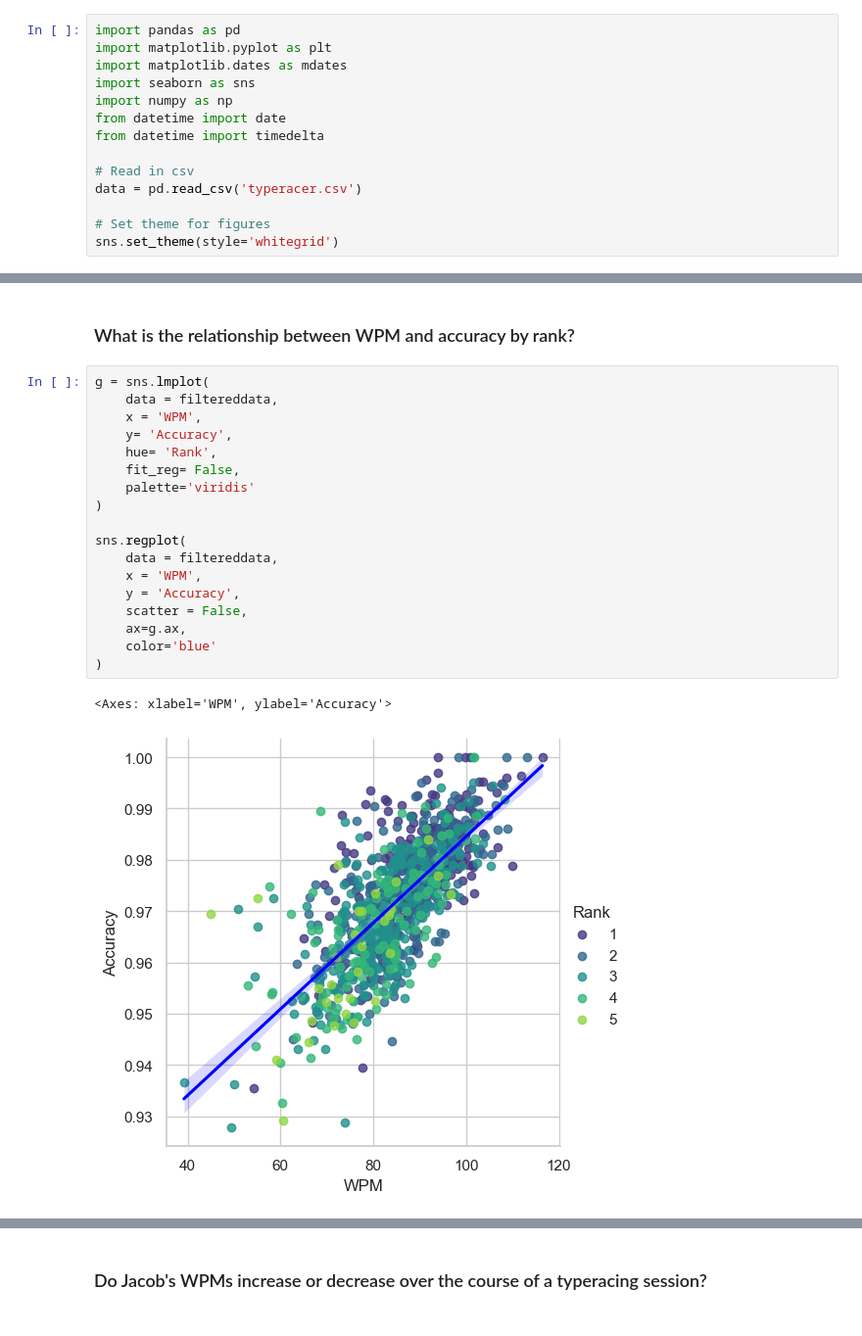
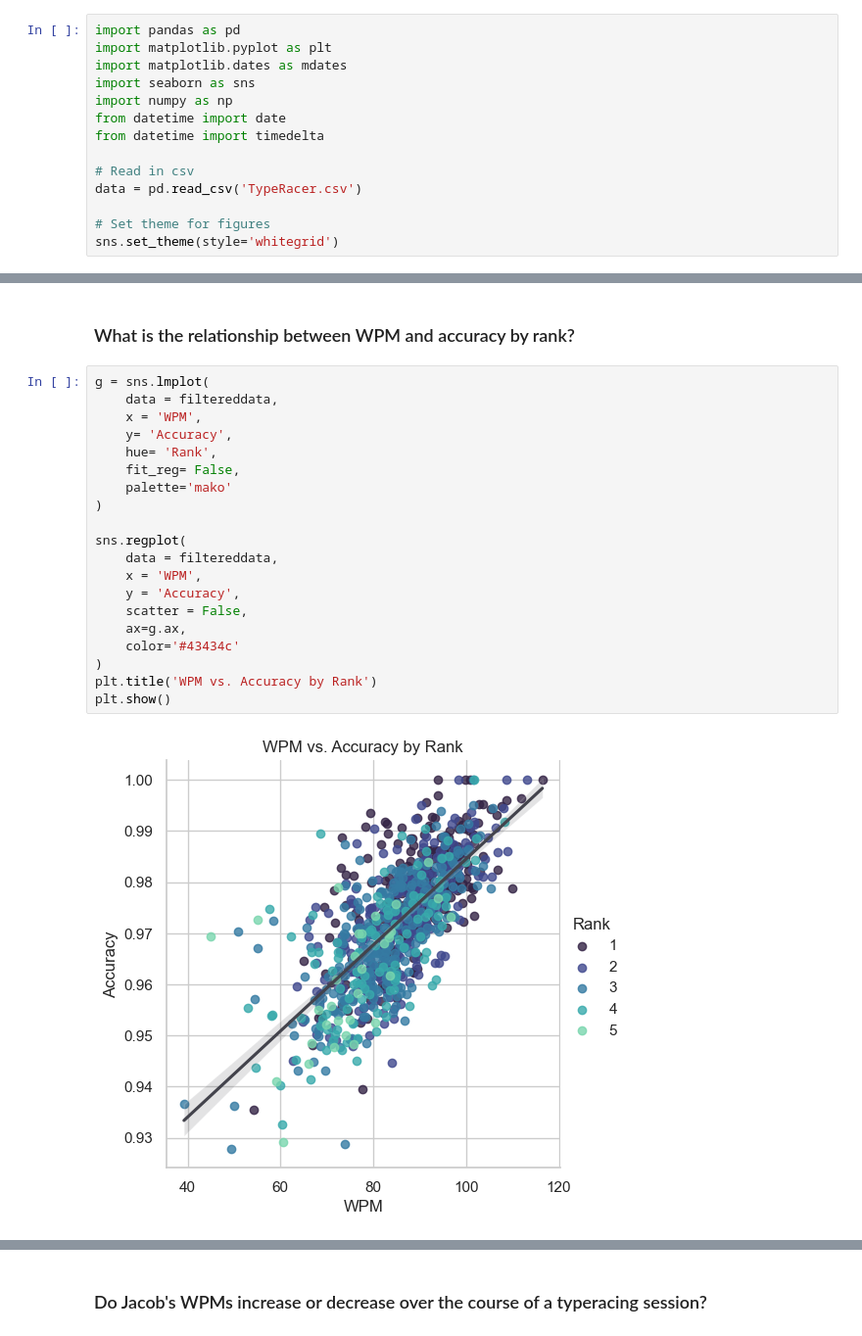
Before and after one commit to sacobjloan/EDS217-Group-Project, a Jupyter notebook: grouproj.ipynb, the cells around one changed output, grey strips where cells are left out. Shown at 98% size. Drawn from its saved outputs; the diff is of its cells as text.

```diff
--- a/grouproj.ipynb
+++ b/grouproj.ipynb
@@ -30,7 +37,7 @@ from datetime import date
 from datetime import timedelta
 
 # Read in csv
-data = pd.read_csv('typeracer.csv')
+data = pd.read_csv('TypeRacer.csv')
 
 # Set theme for figures
 sns.set_theme(style='whitegrid')
@@ -203,22 +226,23 @@ Figure 1: Each point represents one typerace and depicts the words per minute (W
 # %%
 g = sns.lmplot(
     data = filtereddata,
     x = 'WPM',
     y= 'Accuracy',
     hue= 'Rank',
     fit_reg= False,
-    palette='viridis'
+    palette='mako'
 )
 
 sns.regplot(
     data = filtereddata,
     x = 'WPM',
     y = 'Accuracy',
     scatter = False,
     ax=g.ax,
-    color='blue'
+    color='#43434c'
 )
+plt.title('WPM vs. Accuracy by Rank')
+plt.show()
 # %% [output]
-<Axes: xlabel='WPM', ylabel='Accuracy'>
-[figure, old version]
+[figure, new version]
 # %% [markdown]
```
Also changed, not shown: parts of 14 cells of this notebook.
